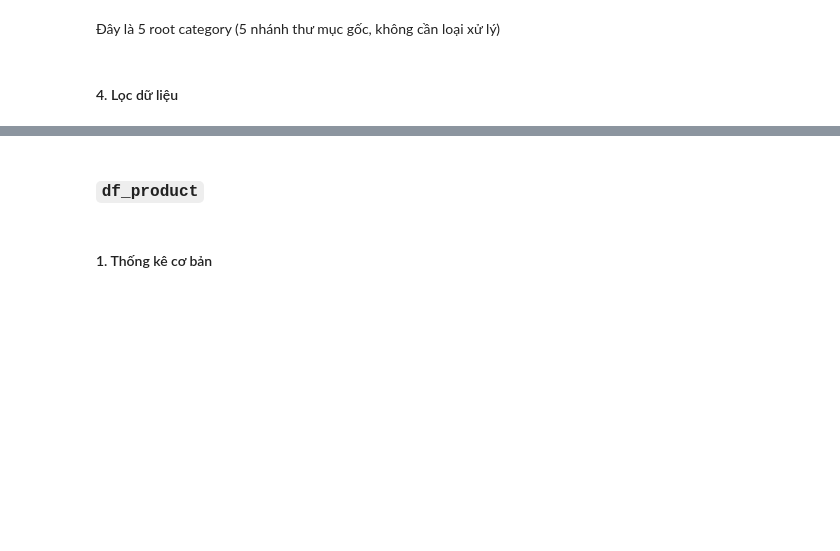
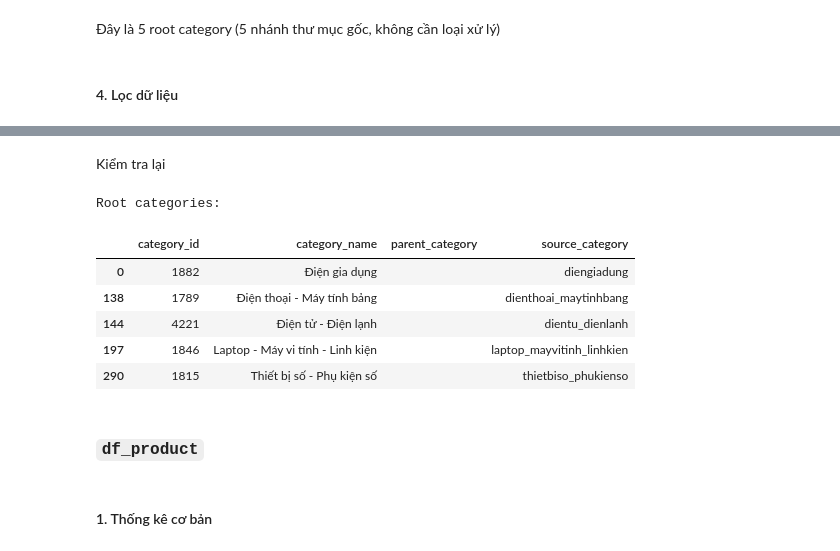
Before and after one commit to phuongth05/DV_LAB01, a Jupyter notebook: notebooks/01_preprocessing.ipynb, the cells around one changed output, grey strips where cells are left out. Saved outputs shown, nothing was run; the diff lists cells and outputs as text; code cells hidden in the pictures; blank space fills up the shorter version.

```diff
--- a/notebooks/01_preprocessing.ipynb
+++ b/notebooks/01_preprocessing.ipynb
@@ -192,3 +254,18 @@ dtype: int64
+# %% [markdown]
+Kiểm tra lại
+# %%
+root_categories = df_category[df_category["parent_category"] == ""]
+
+print("Root categories:")
+display(root_categories)
+# %% [output]
+Root categories:
+|  | category_id | category_name | parent_category | source_category |
+| 0 | 1882 | Điện gia dụng |  | diengiadung |
+| 138 | 1789 | Điện thoại - Máy tính bảng |  | dienthoai_maytinhbang |
+| 144 | 4221 | Điện tử - Điện lạnh |  | dientu_dienlanh |
+| 197 | 1846 | Laptop - Máy vi tính - Linh kiện |  | laptop_mayvitinh_linhkien |
+| 290 | 1815 | Thiết bị số - Phụ kiện số |  | thietbiso_phukienso |
 # %% [markdown]
 ### `df_product`
 # %% [markdown]
```
Also changed, not shown: parts of 64 cells of this notebook, 1 other file.
